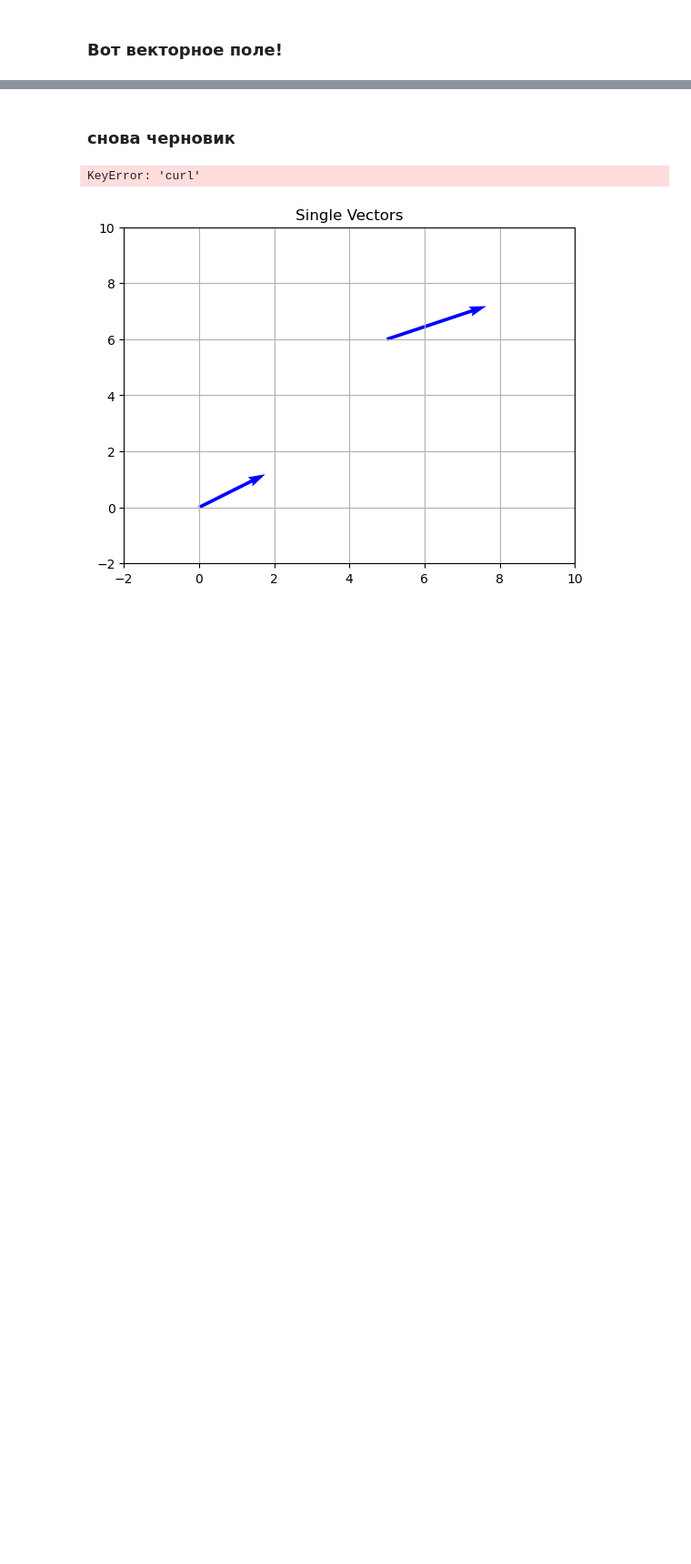
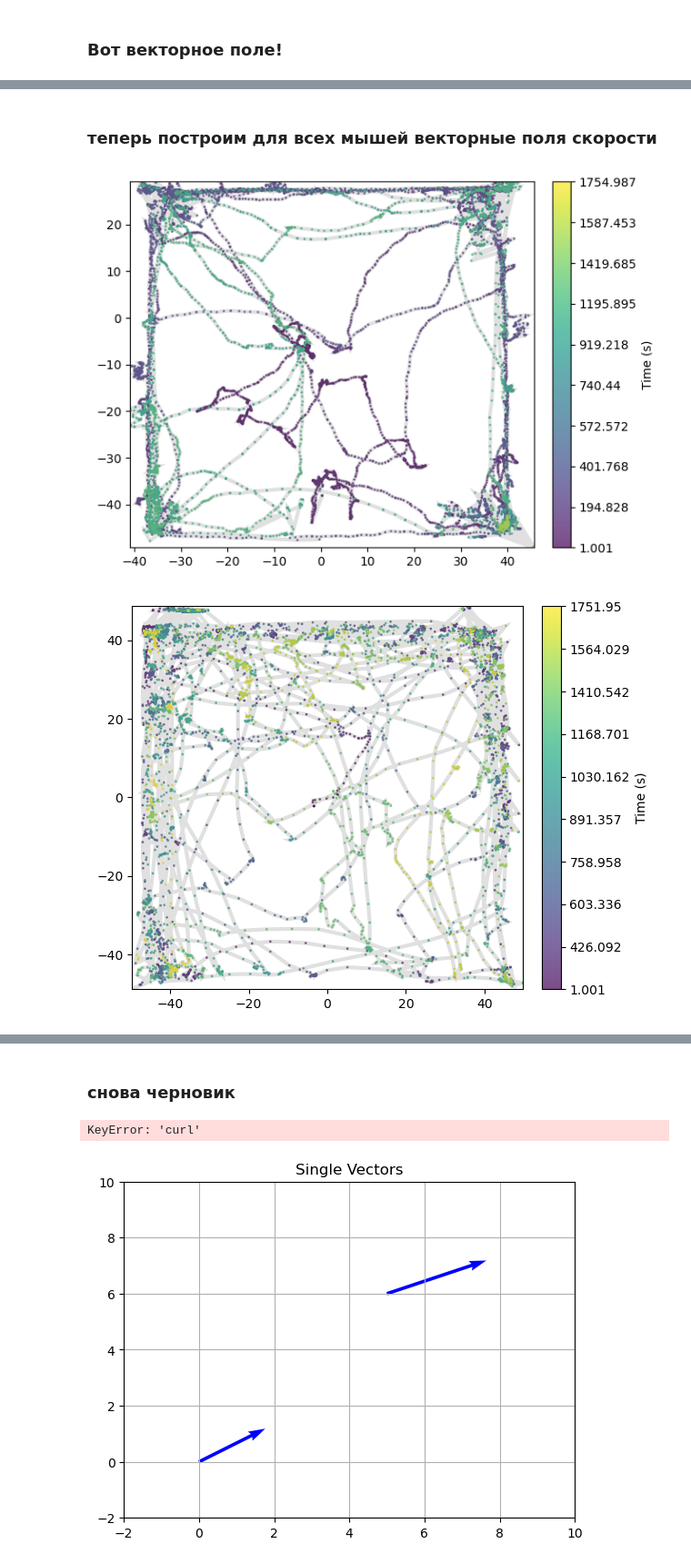
Before and after one commit to Barbara1576/navigation, a Jupyter notebook: velAnalysisNew.ipynb, the cells around one changed output, grey strips where cells are left out. Shown at 91% size. Cells and saved outputs as stored; diff of their text form; code cells hidden in the pictures; blank space fills up the shorter version.

```diff
--- a/velAnalysisNew.ipynb
+++ b/velAnalysisNew.ipynb
@@ -222,0 +252,8 @@ if True:
+# %% [markdown]
+### теперь построим для всех мышей векторные поля скорости
+# %%
+tr4, tr3, tr5, tr6, tr7 = openFile('Trace_4.txt'), openFile('Trace_3.txt'), openFile('Trace_5.txt'), openFile('Trace_6.txt'), openFile('Trace_7.txt')
+tr91, tr92 = openFile('Trace_9.1.txt'), openFile('Trace_9.2.txt')
+# %% [output]
+[figure, added]
+[figure, added]
```
Also changed, not shown: parts of 23 cells of this notebook, 3 other files.
